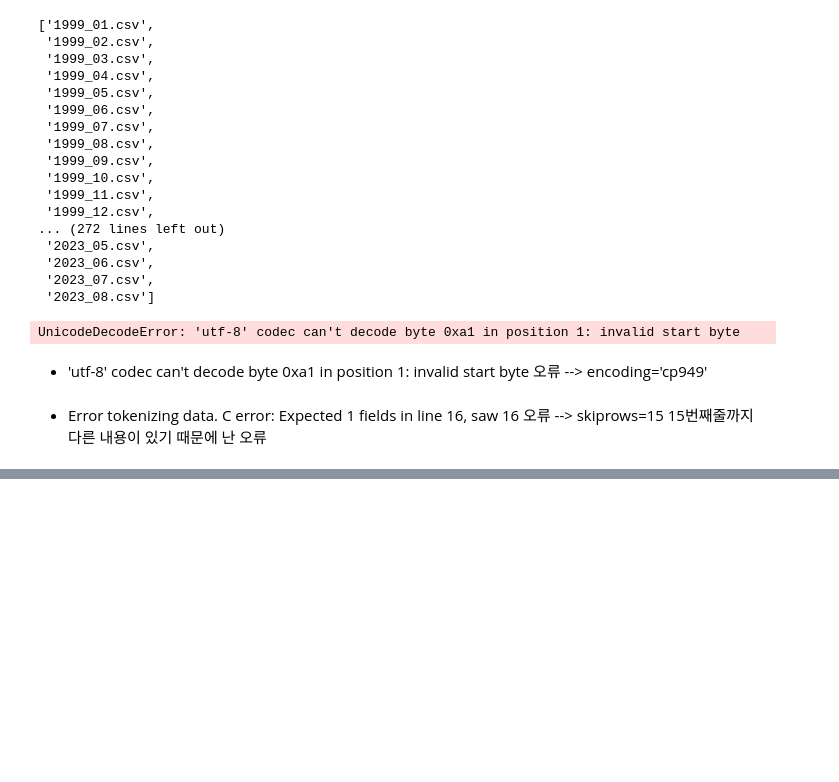
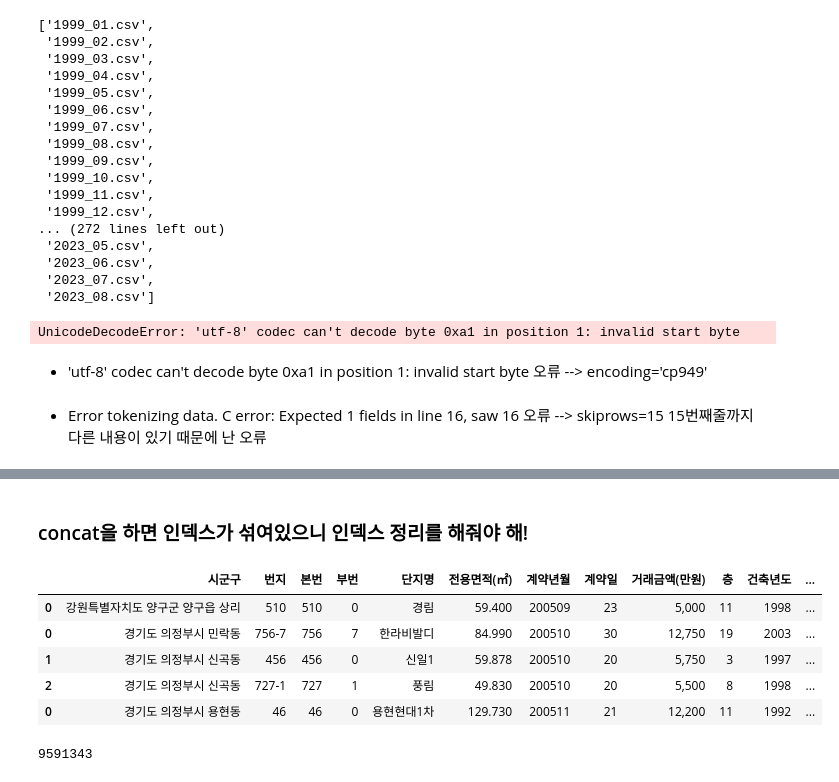
Before and after one commit to HyunahKim1111/himedia_jupyter_files, a Jupyter notebook: 나홀로연습03_부동산실거래.ipynb, the cells around one changed output, grey strips where cells are left out. Cells and saved outputs as stored; diff of their text form; code cells hidden in the pictures; blank space fills up the shorter version.

```diff
--- a/나홀로연습03_부동산실거래.ipynb
+++ b/나홀로연습03_부동산실거래.ipynb
@@ -96,0 +92,11 @@ FileNotFoundError: [Errno 2] No such file or directory: 'C:/bigdata/data/전국
+# %% [markdown]
+### concat을 하면 인덱스가 섞여있으니 인덱스 정리를 해줘야 해!
+# %%
+data_hap.head()
+# %% [output]
+|  | 시군구 | 번지 | 본번 | 부번 | 단지명 | 전용면적(㎡) | 계약년월 | 계약일 | 거래금액(만원) | 층 | 건축년도 | ... |
+| 0 | 강원특별자치도 양구군 양구읍 상리 | 510 | 510 | 0 | 경림 | 59.400 | 200509 | 23 | 5,000 | 11 | 1998 | ... |
+| 0 | 경기도 의정부시 민락동 | 756-7 | 756 | 7 | 한라비발디 | 84.990 | 200510 | 30 | 12,750 | 19 | 2003 | ... |
+| 1 | 경기도 의정부시 신곡동 | 456 | 456 | 0 | 신일1 | 59.878 | 200510 | 20 | 5,750 | 3 | 1997 | ... |
+| 2 | 경기도 의정부시 신곡동 | 727-1 | 727 | 1 | 풍림 | 49.830 | 200510 | 20 | 5,500 | 8 | 1998 | ... |
+| 0 | 경기도 의정부시 용현동 | 46 | 46 | 0 | 용현현대1차 | 129.730 | 200511 | 21 | 12,200 | 11 | 1992 | ... |
@@ -96,0 +105,4 @@ FileNotFoundError: [Errno 2] No such file or directory: 'C:/bigdata/data/전국
+# %%
+len(data)
+# %% [output]
+9591343
```
Also changed, not shown: parts of 27 cells of this notebook.
